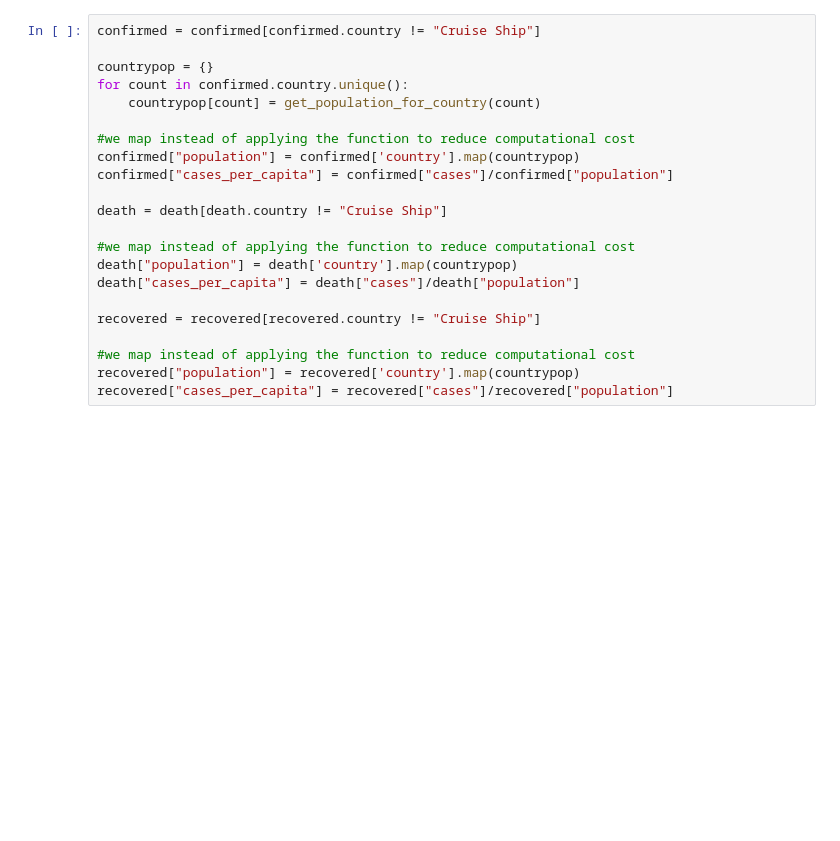
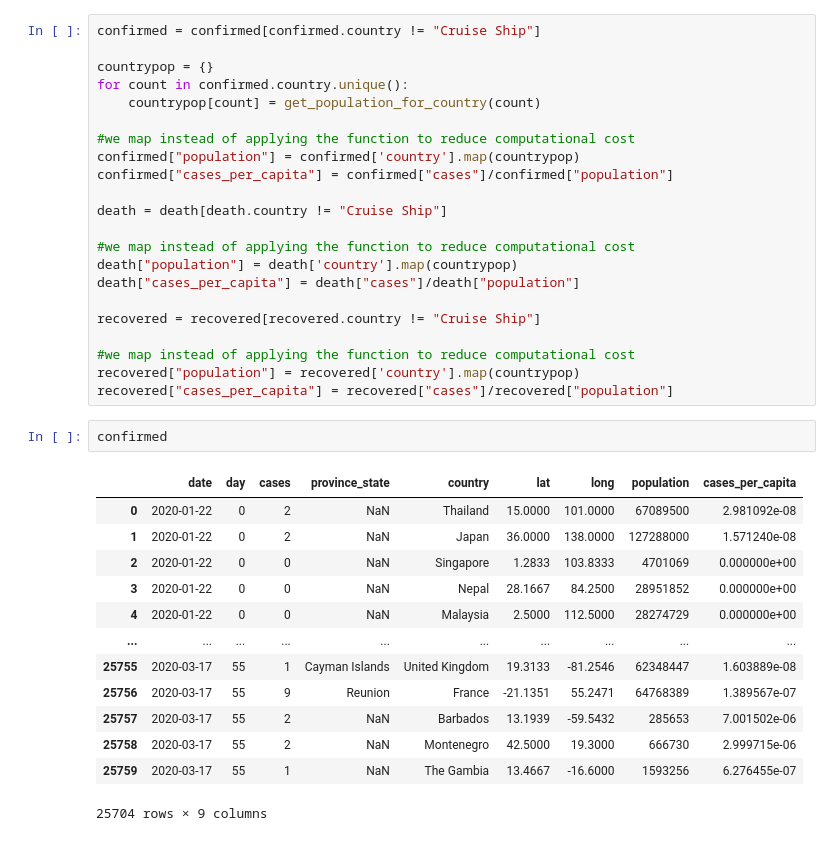
Before and after one commit to jiwidi/cov19, a Jupyter notebook: EDA.ipynb, the cells around one changed output. Saved outputs shown, nothing was run; the diff lists cells and outputs as text; blank space fills up the shorter version.

```diff
--- a/EDA.ipynb
+++ b/EDA.ipynb
@@ -86,3 +86,19 @@ recovered = recovered[recovered.country != "Cruise Ship"]
 #we map instead of applying the function to reduce computational cost
 recovered["population"] = recovered['country'].map(countrypop)
 recovered["cases_per_capita"] = recovered["cases"]/recovered["population"]
+# %%
+confirmed
+# %% [output]
+|  | date | day | cases | province_state | country | lat | long | population | cases_per_capita |
+| 0 | 2020-01-22 | 0 | 2 | NaN | Thailand | 15.0000 | 101.0000 | 67089500 | 2.981092e-08 |
+| 1 | 2020-01-22 | 0 | 2 | NaN | Japan | 36.0000 | 138.0000 | 127288000 | 1.571240e-08 |
+| 2 | 2020-01-22 | 0 | 0 | NaN | Singapore | 1.2833 | 103.8333 | 4701069 | 0.000000e+00 |
+| 3 | 2020-01-22 | 0 | 0 | NaN | Nepal | 28.1667 | 84.2500 | 28951852 | 0.000000e+00 |
+| 4 | 2020-01-22 | 0 | 0 | NaN | Malaysia | 2.5000 | 112.5000 | 28274729 | 0.000000e+00 |
+| ... | ... | ... | ... | ... | ... | ... | ... | ... | ... |
+| 25755 | 2020-03-17 | 55 | 1 | Cayman Islands | United Kingdom | 19.3133 | -81.2546 | 62348447 | 1.603889e-08 |
+| 25756 | 2020-03-17 | 55 | 9 | Reunion | France | -21.1351 | 55.2471 | 64768389 | 1.389567e-07 |
+| 25757 | 2020-03-17 | 55 | 2 | NaN | Barbados | 13.1939 | -59.5432 | 285653 | 7.001502e-06 |
+| 25758 | 2020-03-17 | 55 | 2 | NaN | Montenegro | 42.5000 | 19.3000 | 666730 | 2.999715e-06 |
+| 25759 | 2020-03-17 | 55 | 1 | NaN | The Gambia | 13.4667 | -16.6000 | 1593256 | 6.276455e-07 |
+25704 rows × 9 columns
```
Also changed, not shown: parts of 5 cells of this notebook.
